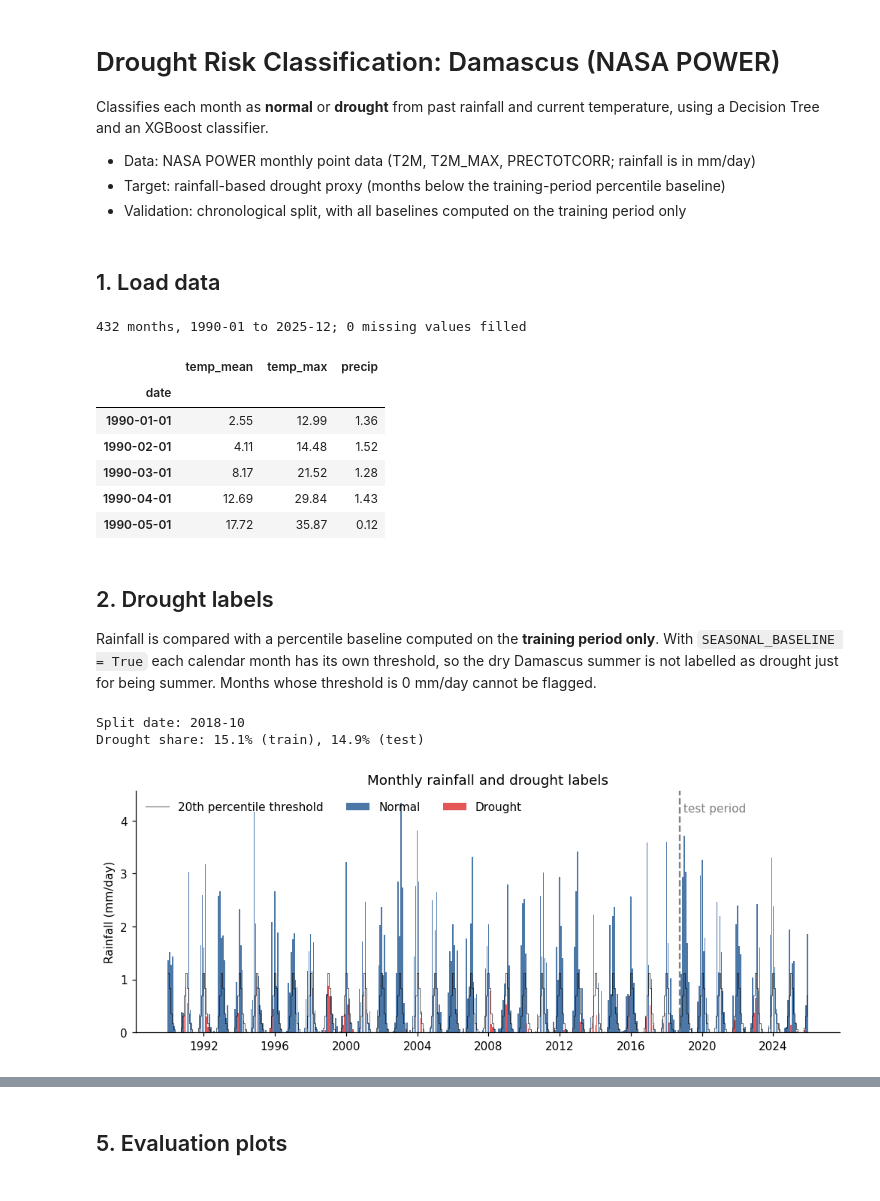
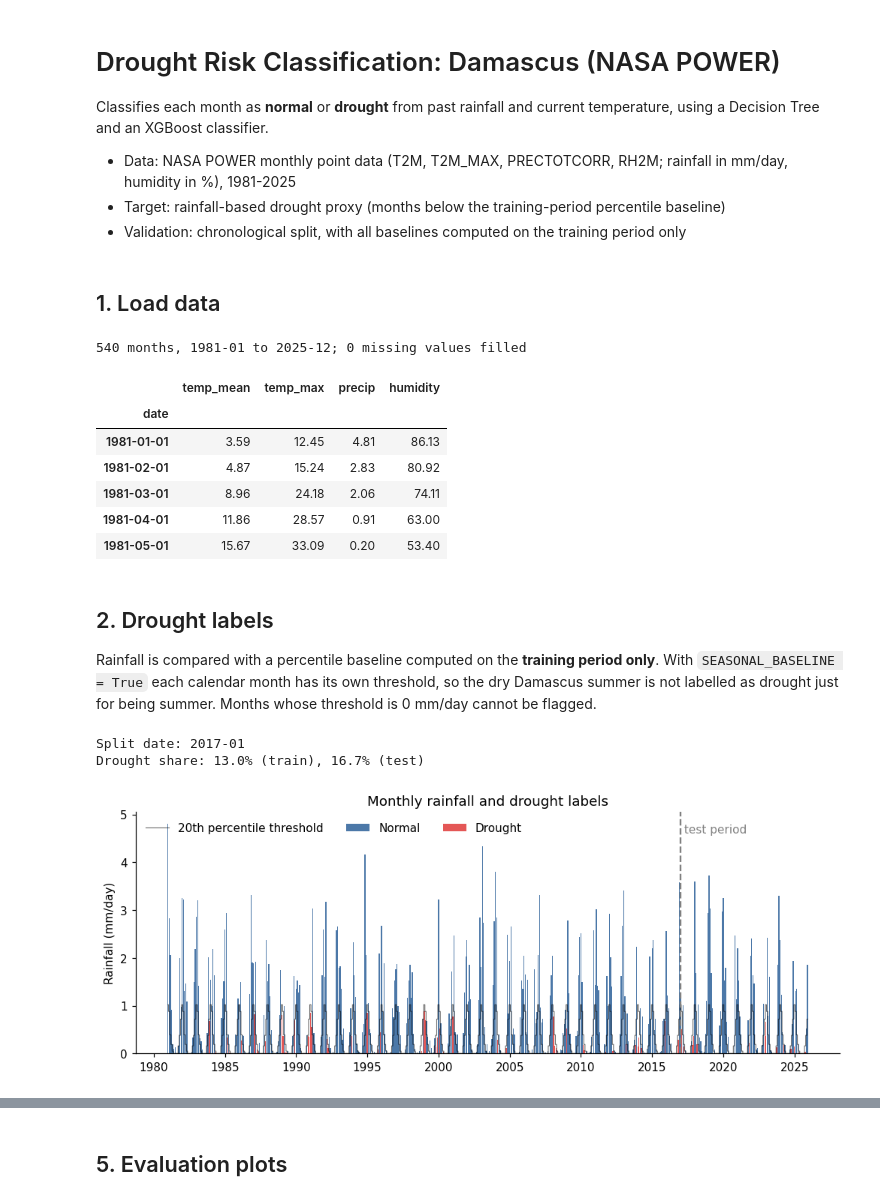
Before and after one commit to mhmoud456/Drought-Risk-Prediction-and-Classification, a Jupyter notebook: DroughtRiskPredictionandClassification.ipynb, the cells around one changed output, grey strips where cells are left out. Saved outputs shown, nothing was run; the diff lists cells and outputs as text; code cells hidden in the pictures.

```diff
--- a/DroughtRiskPredictionandClassification.ipynb
+++ b/DroughtRiskPredictionandClassification.ipynb
@@ -3,7 +3,7 @@
 
 Classifies each month as **normal** or **drought** from past rainfall and current temperature, using a Decision Tree and an XGBoost classifier.
 
-- Data: NASA POWER monthly point data (T2M, T2M_MAX, PRECTOTCORR; rainfall is in mm/day)
+- Data: NASA POWER monthly point data (T2M, T2M_MAX, PRECTOTCORR, RH2M; rainfall in mm/day, humidity in %), 1981-2025
 - Target: rainfall-based drought proxy (months below the training-period percentile baseline)
 - Validation: chronological split, with all baselines computed on the training period only
 # %%
@@ -20,7 +20,7 @@ from xgboost import XGBClassifier
 
 # ---- Settings ----
 LAT, LON = 33.5138, 36.2765      # Damascus
-START_YEAR, END_YEAR = 1990, 2025
+START_YEAR, END_YEAR = 1981, 2025   # NASA POWER meteorology starts in 1981
 DROUGHT_PERCENTILE = 20          # month is "drought" if rainfall is below this percentile
 SEASONAL_BASELINE = True         # True: percentile per calendar month, False: one global value
 BALANCE_CLASSES = True           # reweight the rare drought class during training
@@ -37,49 +37,48 @@ def load_climate(lat=LAT, lon=LON, start=START_YEAR, end=END_YEAR):
     """Monthly NASA POWER data for one point. Cached to CSV so reruns skip the API."""
     cache = Path(f"nasa_power_monthly_{lat}_{lon}_{start}_{end}.csv")
     if cache.exists():
-        df = pd.read_csv(cache, index_col="date")
-        df.index = pd.to_datetime(df.index.astype(str), format="%Y%m")
-        return df
+        return pd.read_csv(cache, index_col="date", parse_dates=True)
 
     resp = requests.get(
         "https://power.larc.nasa.gov/api/temporal/monthly/point",
-        params={"parameters": "T2M,T2M_MAX,PRECTOTCORR", "community": "AG",
+        params={"parameters": "T2M,T2M_MAX,PRECTOTCORR,RH2M", "community": "AG",
                 "longitude": lon, "latitude": lat, "start": start, "end": end,
                 "format": "JSON"},
         timeout=60,
     )
     resp.raise_for_status()
     raw = resp.json()["properties"]["parameter"]
 
     df = pd.DataFrame({"temp_mean": raw["T2M"],
                        "temp_max": raw["T2M_MAX"],
-                       "precip": raw["PRECTOTCORR"]})   # mm/day, monthly mean
+                       "precip": raw["PRECTOTCORR"],   # mm/day, monthly mean
+                       "humidity": raw["RH2M"]})         # % relative humidity at 2 m
     # The API also returns a YYYY13 row per year (annual mean); keep real months only
     valid_months = pd.Series(df.index.str[-2:].astype(int), index=df.index).between(1, 12)
     df = df[valid_months]
     df.index = pd.to_datetime(df.index, format="%Y%m")
     df.index.name = "date"
     df = df.replace(-999, np.nan)                       # NASA's missing-value flag
     df.to_csv(cache)
     return df
 
 
 climate = load_climate().sort_index()
 n_missing = int(climate.isna().sum().sum())
 climate = climate.ffill().dropna()      # forward fill only, so no future values leak backwards
 
 print(f"{len(climate)} months, {climate.index[0]:%Y-%m} to {climate.index[-1]:%Y-%m}; "
       f"{n_missing} missing values filled")
 climate.head()
 # %% [output]
-432 months, 1990-01 to 2025-12; 0 missing values filled
+540 months, 1981-01 to 2025-12; 0 missing values filled
-|  | temp_mean | temp_max | precip |
-| date |  |  |  |
-| 1990-01-01 | 2.55 | 12.99 | 1.36 |
-| 1990-02-01 | 4.11 | 14.48 | 1.52 |
-| 1990-03-01 | 8.17 | 21.52 | 1.28 |
-| 1990-04-01 | 12.69 | 29.84 | 1.43 |
-| 1990-05-01 | 17.72 | 35.87 | 0.12 |
+|  | temp_mean | temp_max | precip | humidity |
+| date |  |  |  |  |
+| 1981-01-01 | 3.59 | 12.45 | 4.81 | 86.13 |
+| 1981-02-01 | 4.87 | 15.24 | 2.83 | 80.92 |
+| 1981-03-01 | 8.96 | 24.18 | 2.06 | 74.11 |
+| 1981-04-01 | 11.86 | 28.57 | 0.91 | 63.00 |
+| 1981-05-01 | 15.67 | 33.09 | 0.20 | 53.40 |
 # %% [markdown]
 ## 2. Drought labels
 
@@ -101,8 +100,8 @@ print(f"Split date: {split_date:%Y-%m}")
 print(f"Drought share: {climate.loc[climate.index < split_date, 'drought'].mean():.1%} (train), "
       f"{climate.loc[climate.index >= split_date, 'drought'].mean():.1%} (test)")
 # %% [output]
-Split date: 2018-10
-Drought share: 15.1% (train), 14.9% (test)
+Split date: 2017-01
+Drought share: 13.0% (train), 16.7% (test)
 # %%
 def plot_rainfall_timeline(df, threshold, split_date):
     fig, ax = plt.subplots(figsize=(11, 3.8))
@@ -125,7 +124,7 @@ def save(fig, name):
 
 save(plot_rainfall_timeline(climate, threshold, split_date), "01_rainfall_timeline.png")
 # %% [output]
-[figure, old version]
+[figure, new version]
 # %% [markdown]
 ## 3. Features
 
```
Also changed, not shown: parts of 7 cells of this notebook, 1 other file.
